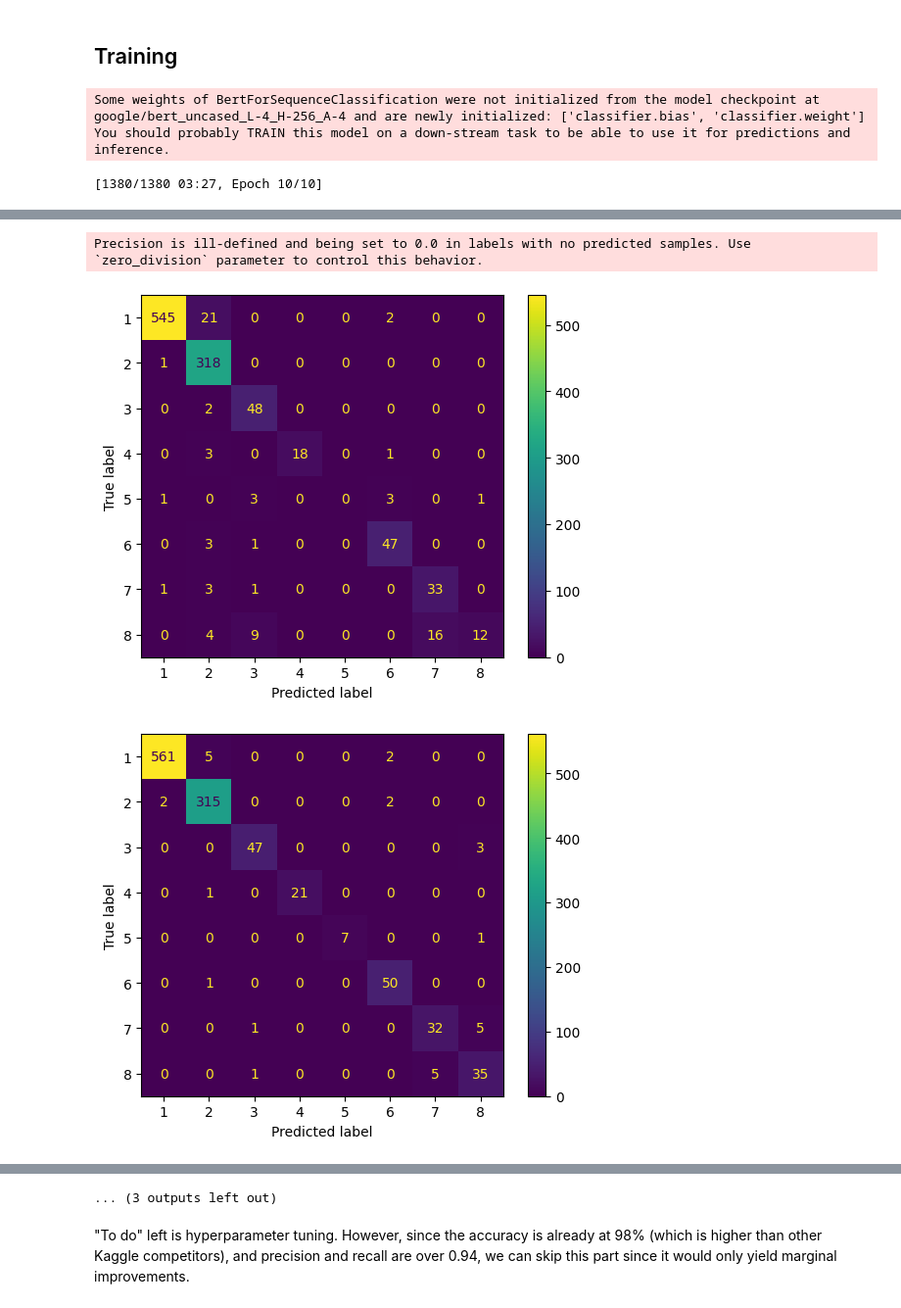
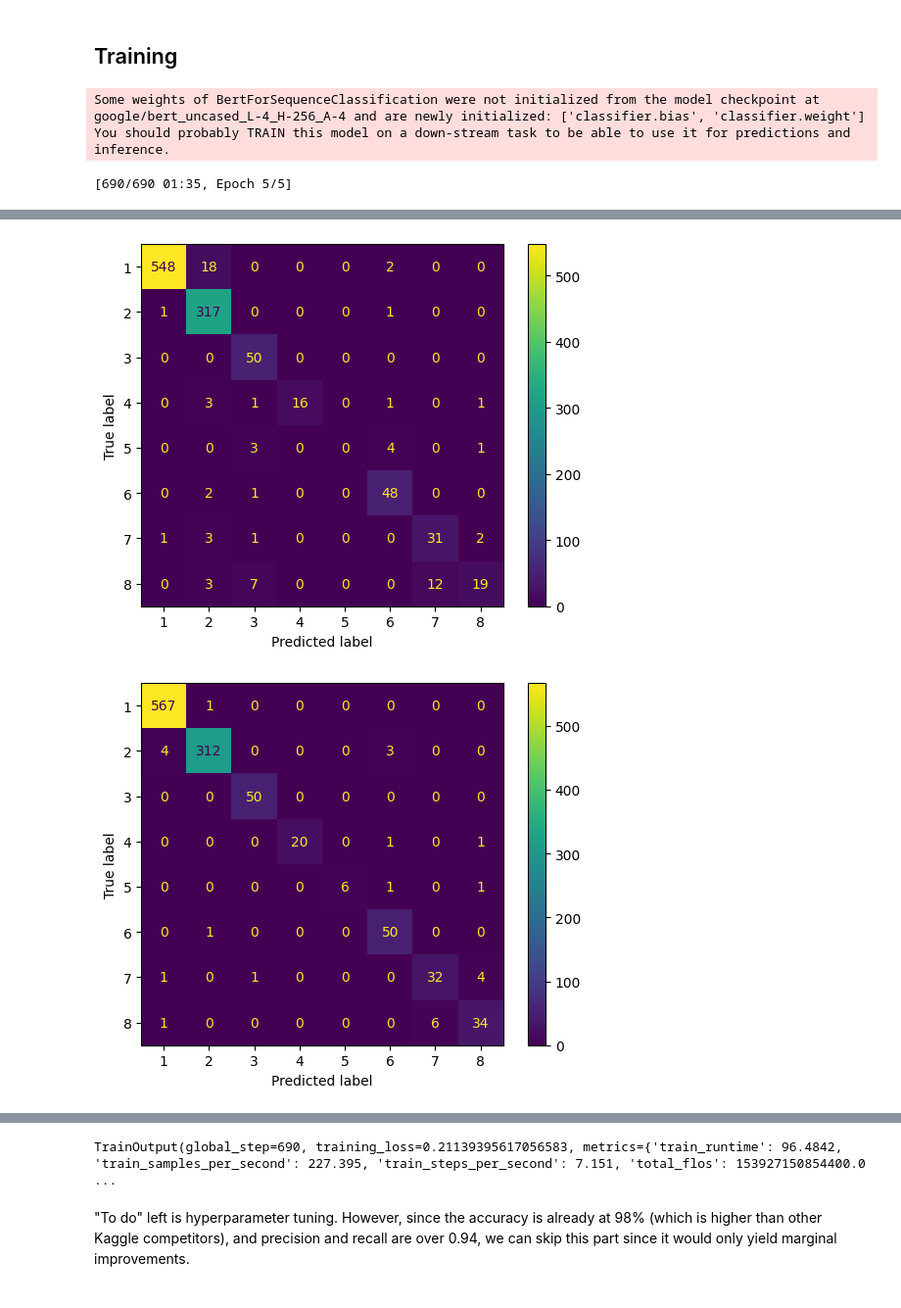
Before and after one commit to pimaja/Document-Classification, a Jupyter notebook: development.ipynb, the cells around one changed output, grey strips where cells are left out. Shown at 98% size. Cells and saved outputs as stored; diff of their text form; code cells hidden in the pictures.

Commit message:
usage in readme, drop words_per_document column and decrease nhumber of epochs to 5 in development.ipynb

```diff
--- a/development.ipynb
+++ b/development.ipynb
@@ -29,7 +29,7 @@ import pandas as pd
 
 cwd = os.getcwd()
 dataset = f"{cwd}/file.txt"
-#dataset = "/kaggle/input/document-classification/file.txt"
+dataset = "/kaggle/input/document-classification/file.txt"
 print(f"Dataset found = {os.path.exists(dataset)}")
 
 df = pd.read_csv(dataset)
@@ -143,7 +143,8 @@ df[(df[['Words per documents']]>512).all(axis=1)]
 # %%
 # Percentage of documents shorter than 100
 
-len(df[(df[['Words per documents']]<100).all(axis=1)]) / len(df)
+print(len(df[(df[['Words per documents']]<100).all(axis=1)]) / len(df))
+df.drop(columns=['Words per documents'], inplace=True)
 # %% [output]
 0.8012762078395624
 # %%
@@ -554,7 +554,7 @@ training_args = TrainingArguments(
     learning_rate=1e-4,
     per_device_train_batch_size=32,
     per_device_eval_batch_size=32,
-    num_train_epochs=10,
+    num_train_epochs=5,
     weight_decay=0.01,
     eval_strategy="epoch",
     save_strategy="epoch",
@@ -575,5 +575,5 @@ trainer.train()
 # %% [output]
 Some weights of BertForSequenceClassification were not initialized from the model checkpoint at google/bert_uncased_L-4_H-256_A-4 and are newly initialized: ['classifier.bias', 'classifier.weight']
 You should probably TRAIN this model on a down-stream task to be able to use it for predictions and inference.
-[1380/1380 03:27, Epoch 10/10]
+[690/690 01:35, Epoch 5/5]
 | Epoch | Training Loss | Validation Loss | Accuracy | Precision | Recall |
@@ -590,3 +585,2 @@ You should probably TRAIN this model on a down-stream task to be able to use it
-Precision is ill-defined and being set to 0.0 in labels with no predicted samples. Use `zero_division` parameter to control this behavior.
-[figure, old version]
+[figure, new version]
-[figure, old version]
+[figure, new version]
@@ -599,4 +590,4 @@ Precision is ill-defined and being set to 0.0 in labels with no predicted sample
-... (3 outputs left out)
+TrainOutput(global_step=690, training_loss=0.21139395617056583, metrics={'train_runtime': 96.4842, 'train_samples_per_second': 227.395, 'train_steps_per_second': 7.151, 'total_flos': 153927150854400.0 ...
 # %% [markdown]
 "To do" left is hyperparameter tuning. However, since the accuracy is already at 98% (which is higher than other Kaggle competitors), and precision and recall are over 0.94, we can skip this part since it would only yield marginal improvements.
 # %% [markdown]
```
Also changed, not shown: parts of 10 cells of this notebook, 1 other file.
